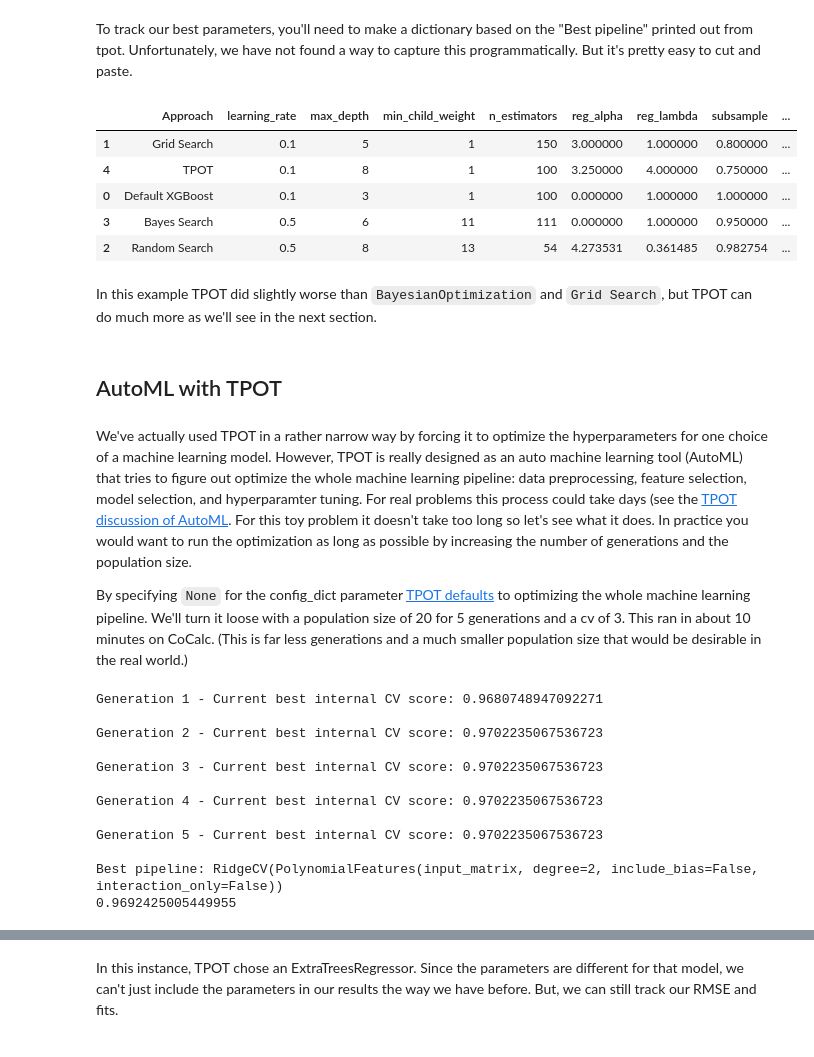
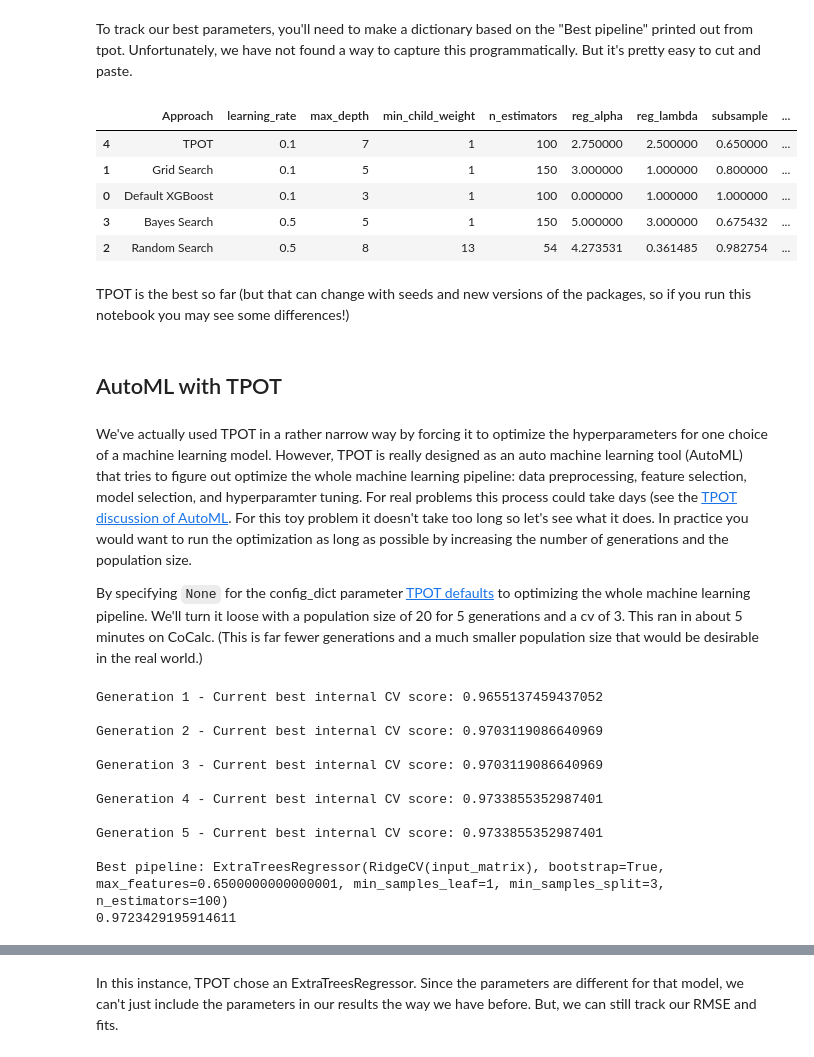
Before and after one commit to DataScienceUWL/DS775, a Jupyter notebook: Lessons/Lesson 08 - Hyperparameter Optimization (Project)/Lesson_08.ipynb, the cells around one changed output, grey strips where cells are left out. Saved outputs shown, nothing was run; the diff lists cells and outputs as text; code cells hidden in the pictures.

```diff
--- a/Lessons/Lesson 08 - Hyperparameter Optimization (Project)/Lesson_08.ipynb
+++ b/Lessons/Lesson 08 - Hyperparameter Optimization (Project)/Lesson_08.ipynb
@@ -268,0 +257,21 @@ Root mean squared error on test data: 1829.67
+# %%
+# these default values are fine for our purposes, but may not agree with the latest documentation
+
+param_defaults = {
+    'n_estimators': 100,
+    'max_depth': 3,
+    'min_child_weight': 1,
+    'learning_rate': .1,
+    'subsample': 1,
+    'reg_lambda': 1,
+    'reg_alpha': 0
+}
+
+
+# Note, with the default values of the hyperparameters, random_state doesn't matter but that
+# can change with different hyperparameter values
+
+xgbr_model = xgb.XGBRegressor(objective='reg:squarederror', **param_defaults, random_state=42)
+xgbr_model.fit(X_train,y_train)
+
+xg_default_rmse = my_regression_results(xgbr_model)
@@ -451,17 +444,7 @@ setup = {'Approach': [],
          'RMSE': []
         }
 
-defaults = {
-        'learning_rate': .1,
-        'max_depth': 3,
-        'min_child_weight': 1,
-        'n_estimators': 100,
-        'reg_alpha': 0,
-        'reg_lambda': 1,
-        'subsample': 1,
-}
-
-current = track_results('Default XGBoost', defaults, 1829.67, 1, setup, show=False  )
+current = track_results('Default XGBoost', param_defaults, 1808.15, 1, setup, show=False  )
 current = track_results('Grid Search', grid_search.best_params_, 1676.24,384, current, show=True )
 # %% [output]
 |  | Approach | learning_rate | max_depth | min_child_weight | n_estimators | reg_alpha | reg_lambda | subsample | ... |
@@ -540,6 +523,6 @@ Root mean squared error on test data: 1870.11
 # %%
 #track current results
-current = track_results('Random Search', random_search.best_params_, 1870.11, 75, current, True )
+current = track_results('Random Search', random_search.best_params_, 1947.01, 75, current, True )
 # %% [output]
 |  | Approach | learning_rate | max_depth | min_child_weight | n_estimators | reg_alpha | reg_lambda | subsample | ... |
 | 1 | Grid Search | 0.1 | 5 | 1 | 150 | 3.000000 | 1.000000 | 0.800000 | ... |
@@ -642,6 +625,6 @@ Root mean squared error on test data: 1865.92
 # %%
 #track current results
-current = track_results('Bayes Search', bayes_search.best_params_, 1865.92, 75, current, True )
+current = track_results('Bayes Search', bayes_search.best_params_, 1880.66, 75, current, True )
 # %% [output]
 |  | Approach | learning_rate | max_depth | min_child_weight | n_estimators | reg_alpha | reg_lambda | subsample | ... |
 | 1 | Grid Search | 0.1 | 5 | 1 | 150 | 3.000000 | 1.000000 | 0.800000 | ... |
@@ -720,24 +703,24 @@ Root mean squared error on test data: 1719.92
 # %% [markdown]
 To track our best parameters, you'll need to make a dictionary based on the "Best pipeline" printed out from tpot. Unfortunately, we have not found a way to capture this programmatically. But it's pretty easy to cut and paste.
 # %%
-tpot_best_params = {'learning_rate':0.1, 'max_depth':8, 'min_child_weight':1, 'n_estimators':100,   'reg_alpha':3.25, 'reg_lambda':4.0, 'subsample':0.7500000000000001}
+tpot_best_params = {'learning_rate':0.1, 'max_depth':7, 'min_child_weight':1, 'n_estimators':100,   'reg_alpha':2.75, 'reg_lambda':2.5, 'subsample':0.6500000000000001}
 
-current = track_results('TPOT', tpot_best_params, 1719.92,330, current, True )
+current = track_results('TPOT', tpot_best_params, 1674.92, 330, current, True )
 # %% [output]
 |  | Approach | learning_rate | max_depth | min_child_weight | n_estimators | reg_alpha | reg_lambda | subsample | ... |
+| 4 | TPOT | 0.1 | 7 | 1 | 100 | 2.750000 | 2.500000 | 0.650000 | ... |
 | 1 | Grid Search | 0.1 | 5 | 1 | 150 | 3.000000 | 1.000000 | 0.800000 | ... |
-| 4 | TPOT | 0.1 | 8 | 1 | 100 | 3.250000 | 4.000000 | 0.750000 | ... |
 | 0 | Default XGBoost | 0.1 | 3 | 1 | 100 | 0.000000 | 1.000000 | 1.000000 | ... |
-| 3 | Bayes Search | 0.5 | 6 | 11 | 111 | 0.000000 | 1.000000 | 0.950000 | ... |
+| 3 | Bayes Search | 0.5 | 5 | 1 | 150 | 5.000000 | 3.000000 | 0.675432 | ... |
 | 2 | Random Search | 0.5 | 8 | 13 | 54 | 4.273531 | 0.361485 | 0.982754 | ... |
-# %% [markdown]
-In this example TPOT did slightly worse than `BayesianOptimization` and `Grid Search`, but TPOT can do much more as we'll see in the next section.
+# %% [markdown]
+TPOT is the best so far (but that can change with seeds and new versions of the packages, so if you run this notebook you may see some differences!)
 # %% [markdown]
 ## AutoML with TPOT
 # %% [markdown]
 We've actually used TPOT in a rather narrow way by forcing it to optimize the hyperparameters for one choice of a machine learning model.  However, TPOT is really designed as an auto machine learning tool (AutoML) that tries to figure out optimize the whole machine learning pipeline:  data preprocessing, feature selection, model selection, and hyperparamter tuning.  For real problems this process could take days (see the <a href="https://epistasislab.github.io/tpot/using/#what-to-expect-from-automl-software">TPOT discussion of AutoML</a>.  For this toy problem it doesn't take too long so let's see what it does.  In practice you would want to run the optimization as long as possible by increasing the number of generations and the population size.
 
-By specifying `None` for the config_dict parameter <a href="https://epistasislab.github.io/tpot/using/#built-in-tpot-configurations">TPOT defaults</a> to optimizing the whole machine learning pipeline.  We'll turn it loose with a population size of 20 for 5 generations and a cv of 3. This ran in about 10 minutes on CoCalc. (This is far less generations and a much smaller population size that would be desirable in the real world.)
+By specifying `None` for the config_dict parameter <a href="https://epistasislab.github.io/tpot/using/#built-in-tpot-configurations">TPOT defaults</a> to optimizing the whole machine learning pipeline.  We'll turn it loose with a population size of 20 for 5 generations and a cv of 3. This ran in about 5 minutes on CoCalc. (This is far fewer generations and a much smaller population size that would be desirable in the real world.)
 # %%
 # from tpot import TPOTRegressor
 
@@ -752,18 +735,18 @@ tpot.fit(X_train, y_train)
 print(tpot.score(X_test, y_test))
 tpot.export('tpot_optimal_pipeline.py')
 # %% [output]
-Generation 1 - Current best internal CV score: 0.9680748947092271
+Generation 1 - Current best internal CV score: 0.9655137459437052
 
-Generation 2 - Current best internal CV score: 0.9702235067536723
+Generation 2 - Current best internal CV score: 0.9703119086640969
 
-Generation 3 - Current best internal CV score: 0.9702235067536723
+Generation 3 - Current best internal CV score: 0.9703119086640969
 
-Generation 4 - Current best internal CV score: 0.9702235067536723
+Generation 4 - Current best internal CV score: 0.9733855352987401
 
-Generation 5 - Current best internal CV score: 0.9702235067536723
+Generation 5 - Current best internal CV score: 0.9733855352987401
 
-Best pipeline: RidgeCV(PolynomialFeatures(input_matrix, degree=2, include_bias=False, interaction_only=False))
-0.9692425005449955
+Best pipeline: ExtraTreesRegressor(RidgeCV(input_matrix), bootstrap=True, max_features=0.6500000000000001, min_samples_leaf=1, min_samples_split=3, n_estimators=100)
+0.9723429195914611
 # %%
 my_regression_results(tpot)
 # %% [output]
```
Also changed, not shown: parts of 19 cells of this notebook, 54 other files.
